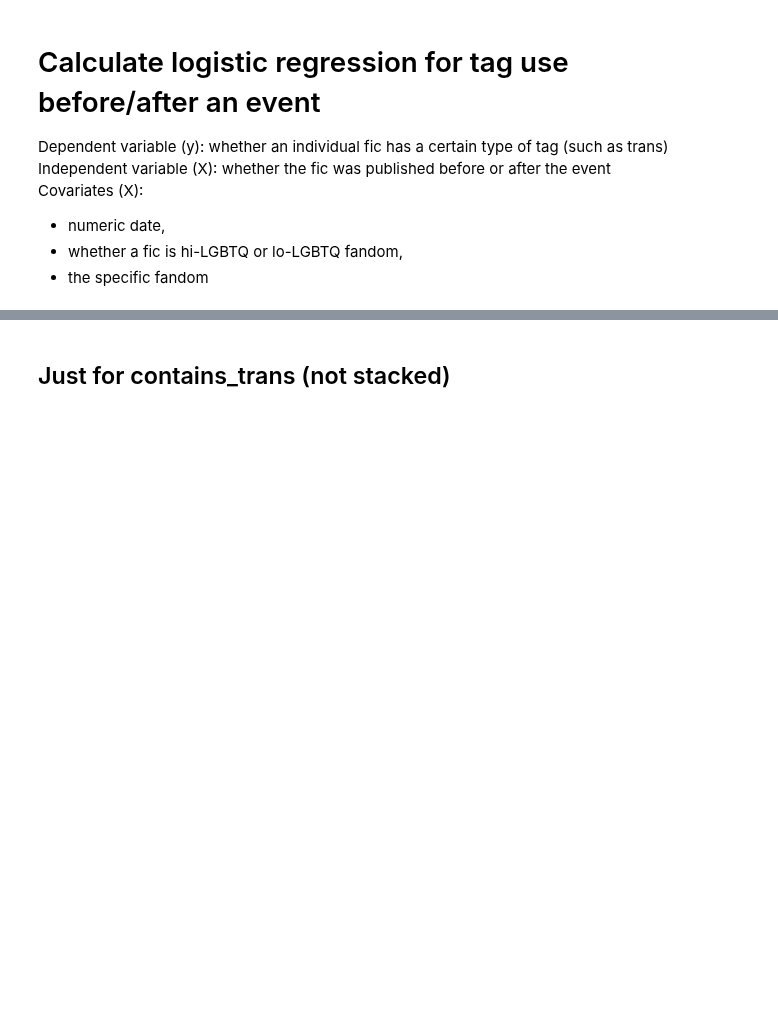
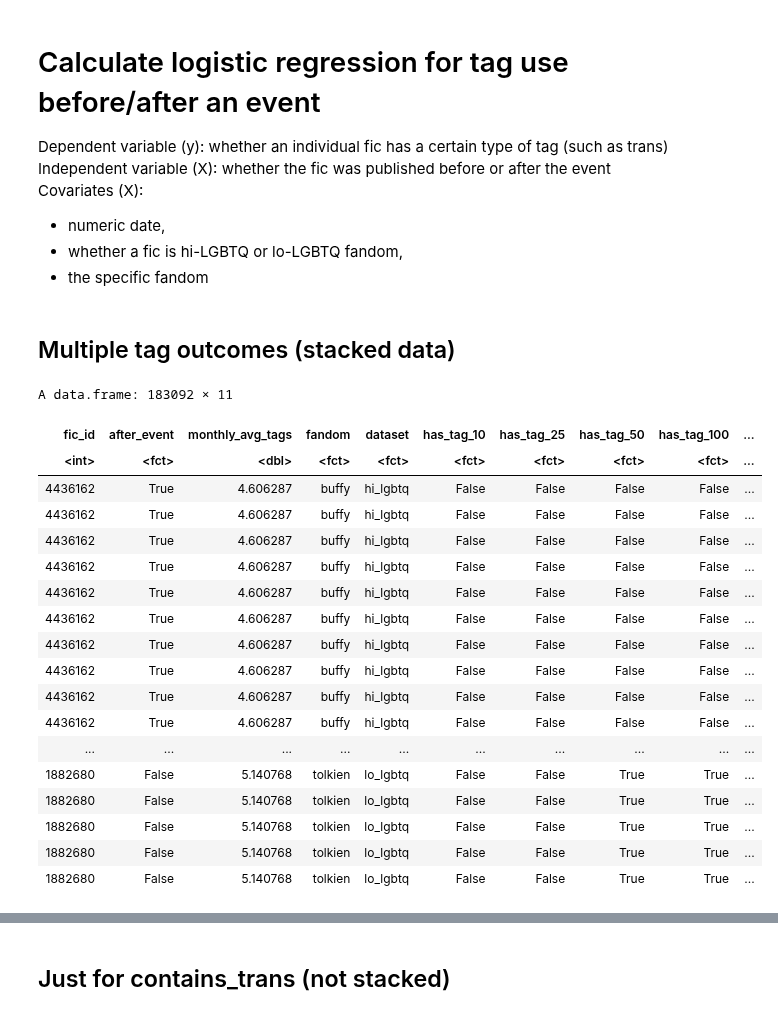
Before and after one commit to michaelmilleryoder/fanfiction-scripts, a Jupyter notebook: jupyter/fanfiction_lgbtq_event_regression_r.ipynb, the cells around one changed output, grey strips where cells are left out. Saved outputs shown, nothing was run; the diff lists cells and outputs as text; code cells hidden in the pictures; blank space fills up the shorter version.

```diff
--- a/jupyter/fanfiction_lgbtq_event_regression_r.ipynb
+++ b/jupyter/fanfiction_lgbtq_event_regression_r.ipynb
@@ -6,3 +6,34 @@ Covariates (X):
 * numeric date,
 * whether a fic is hi-LGBTQ or lo-LGBTQ fandom,
 * the specific fandom
+# %% [markdown]
+## Multiple tag outcomes (stacked data)
+# %%
+data = read.csv('/data/fanfiction_ao3/tmp/stacked1.csv', stringsAsFactors=TRUE,
+               colClasses = c(after_event='factor', Data='factor'))
+data <- within(data, Label <- relevel(Label, ref='has_tag_1'))
+data <- within(data, dataset <- relevel(dataset, ref='lo_lgbtq'))
+data <- within(data, fandom <- relevel(fandom, ref='tolkien'))
+data <- within(data, after_event <- relevel(after_event, ref='False'))
+data <- within(data, Data <- relevel(Data, ref='False'))
+data
+# %% [output]
+A data.frame: 183092 × 11
+| fic_id | after_event | monthly_avg_tags | fandom | dataset | has_tag_10 | has_tag_25 | has_tag_50 | has_tag_100 | ... |
+| <int> | <fct> | <dbl> | <fct> | <fct> | <fct> | <fct> | <fct> | <fct> | ... |
+| 4436162 | True | 4.606287 | buffy | hi_lgbtq | False | False | False | False | ... |
+| 4436162 | True | 4.606287 | buffy | hi_lgbtq | False | False | False | False | ... |
+| 4436162 | True | 4.606287 | buffy | hi_lgbtq | False | False | False | False | ... |
+| 4436162 | True | 4.606287 | buffy | hi_lgbtq | False | False | False | False | ... |
+| 4436162 | True | 4.606287 | buffy | hi_lgbtq | False | False | False | False | ... |
+| 4436162 | True | 4.606287 | buffy | hi_lgbtq | False | False | False | False | ... |
+| 4436162 | True | 4.606287 | buffy | hi_lgbtq | False | False | False | False | ... |
+| 4436162 | True | 4.606287 | buffy | hi_lgbtq | False | False | False | False | ... |
+| 4436162 | True | 4.606287 | buffy | hi_lgbtq | False | False | False | False | ... |
+| 4436162 | True | 4.606287 | buffy | hi_lgbtq | False | False | False | False | ... |
+| ... | ... | ... | ... | ... | ... | ... | ... | ... | ... |
+| 1882680 | False | 5.140768 | tolkien | lo_lgbtq | False | False | True | True | ... |
+| 1882680 | False | 5.140768 | tolkien | lo_lgbtq | False | False | True | True | ... |
+| 1882680 | False | 5.140768 | tolkien | lo_lgbtq | False | False | True | True | ... |
+| 1882680 | False | 5.140768 | tolkien | lo_lgbtq | False | False | True | True | ... |
+| 1882680 | False | 5.140768 | tolkien | lo_lgbtq | False | False | True | True | ... |
```
Also changed, not shown: parts of 16 cells of this notebook, 9 other files.
